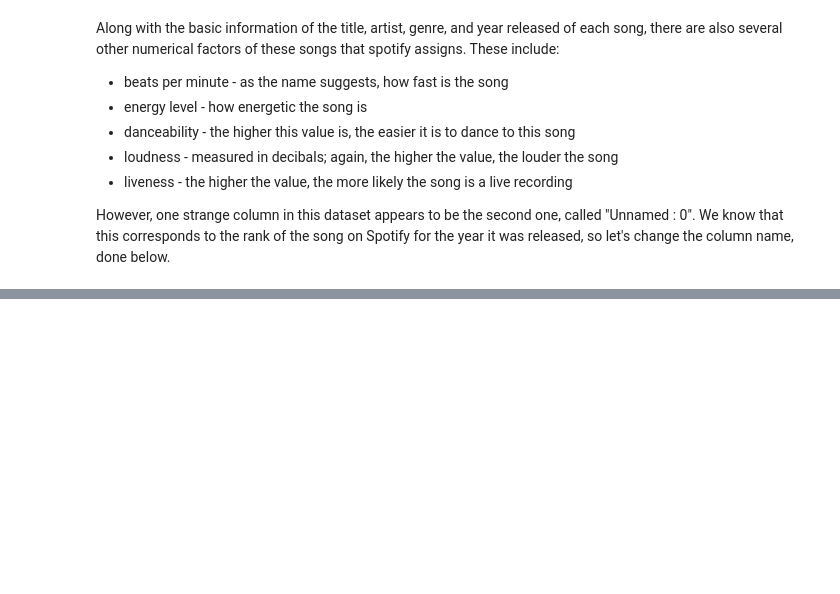
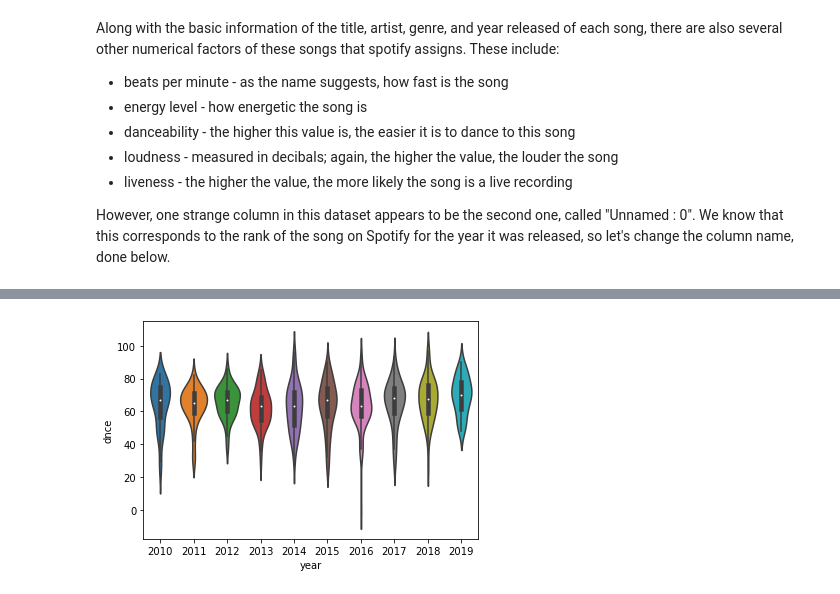
Before and after one commit to amarmuju/amarmuju.github.io, a Jupyter notebook: finalproject.ipynb, the cells around one changed output, grey strips where cells are left out. Cells and saved outputs as stored; diff of their text form; code cells hidden in the pictures; blank space fills up the shorter version.

```diff
--- a/finalproject.ipynb
+++ b/finalproject.ipynb
@@ -92,0 +119,4 @@ data[200:230]
+# %%
+ax = sns.violinplot(x = 'year', y = 'dnce', data = data)
+# %% [output]
+[figure, added]
```
Also changed, not shown: parts of 12 cells of this notebook.
